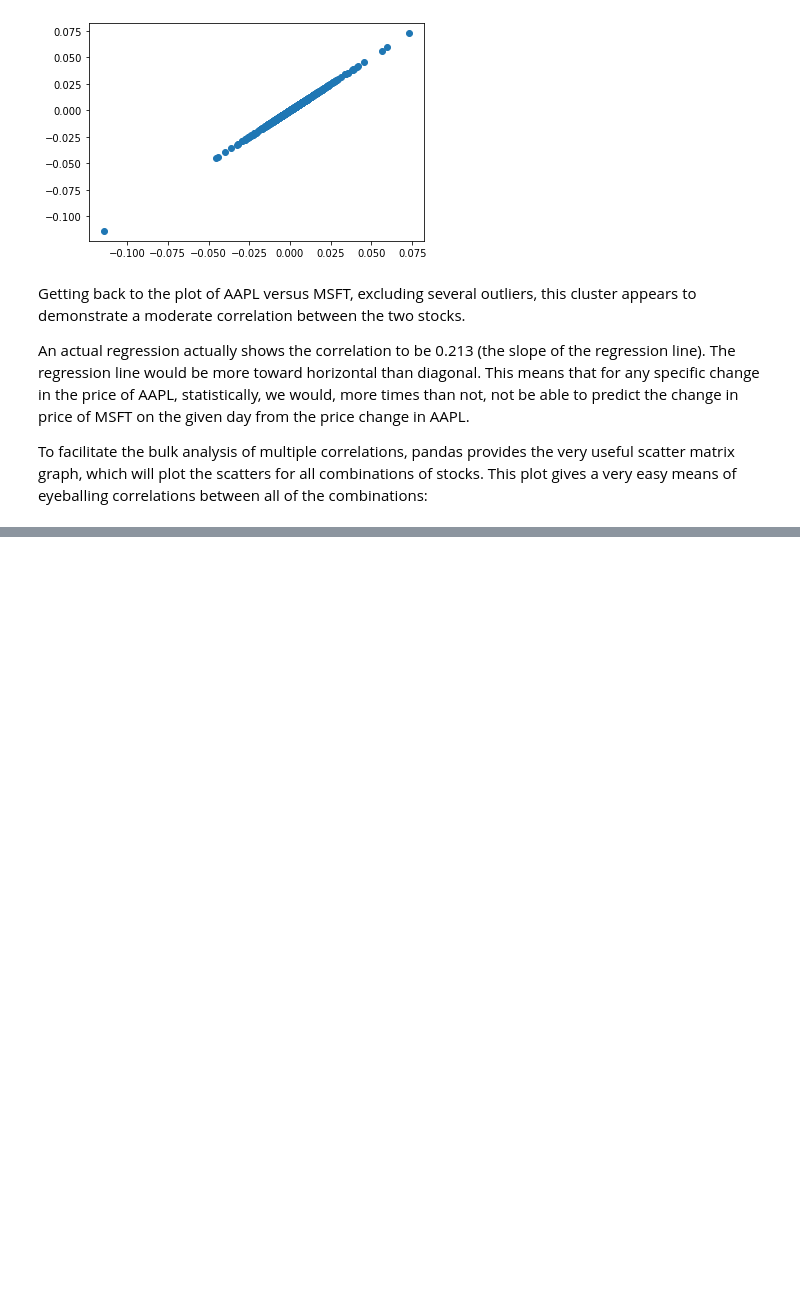
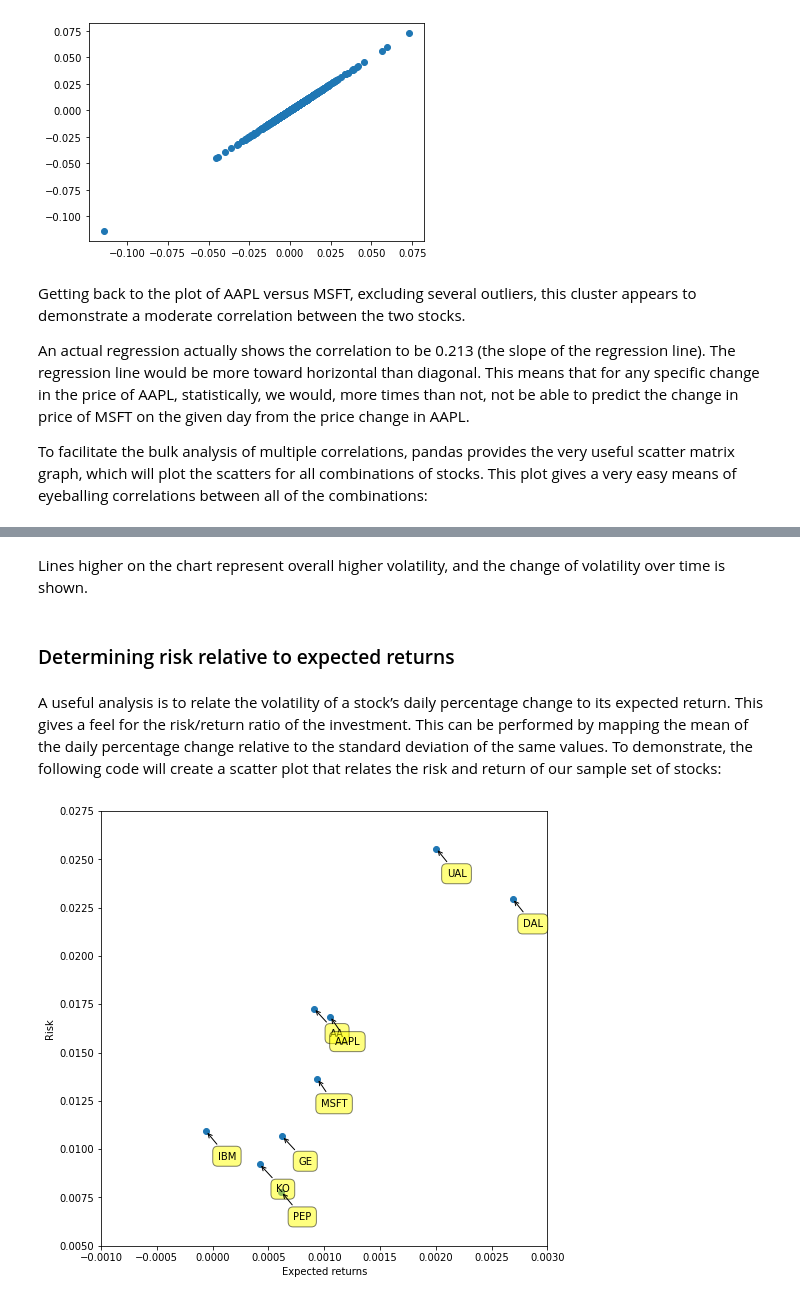
Before and after one commit to apkap83/Pandas_Notes, a Jupyter notebook: Learning_Pandas_Chapter_12 - Applications to Finance.ipynb, the cells around one changed output, grey strips where cells are left out. Drawn from its saved outputs; the diff is of its cells as text; code cells hidden in the pictures; blank space fills up the shorter version.

```diff
--- a/Learning_Pandas_Chapter_12 - Applications to Finance.ipynb
+++ b/Learning_Pandas_Chapter_12 - Applications to Finance.ipynb
@@ -583,0 +675,34 @@ gives a very easy means of eyeballing correlations between all of the combinatio
+# %% [markdown]
+<p>Lines higher on the chart represent overall higher volatility, and the change of volatility
+over time is shown.</p>
+# %% [markdown]
+<h3>Determining risk relative to expected
+returns</h3>
+# %% [markdown]
+A useful analysis is to relate the volatility of a stock’s daily percentage change to its
+expected return. This gives a feel for the risk/return ratio of the investment. This can be
+performed by mapping the mean of the daily percentage change relative to the standard
+deviation of the same values.
+To demonstrate, the following code will create a scatter plot that relates the risk and return
+of our sample set of stocks:
+# %%
+# generate a scatter of the mean versus std of daily % change
+plt.scatter(daily_pc.mean(), daily_pc.std())
+plt.xlabel('Expected returns')
+plt.ylabel('Risk')
+
+# this adds fancy labels to each dot, with an arrow too
+for label, x, y in zip(daily_pc.columns, daily_pc.mean(), daily_pc.std()):
+    plt.annotate(label, xy = (x, y), xytext = (30, -30),
+    textcoords = 'offset points', ha = 'right', va = 'bottom',
+    bbox = dict(boxstyle = 'round,pad=0.5', fc = 'yellow',
+    alpha = 0.5), arrowprops = dict(arrowstyle = '->',
+    connectionstyle = 'arc3,rad=0'))
+
+# set ranges and scales for good presentation
+plt.xlim(-0.001, 0.003)
+plt.ylim(0.005, 0.0275)
+# set size
+plt.gcf().set_size_inches(8,8)
+# %% [output]
+[figure, added]
```
Also changed, not shown: parts of 14 cells of this notebook.
